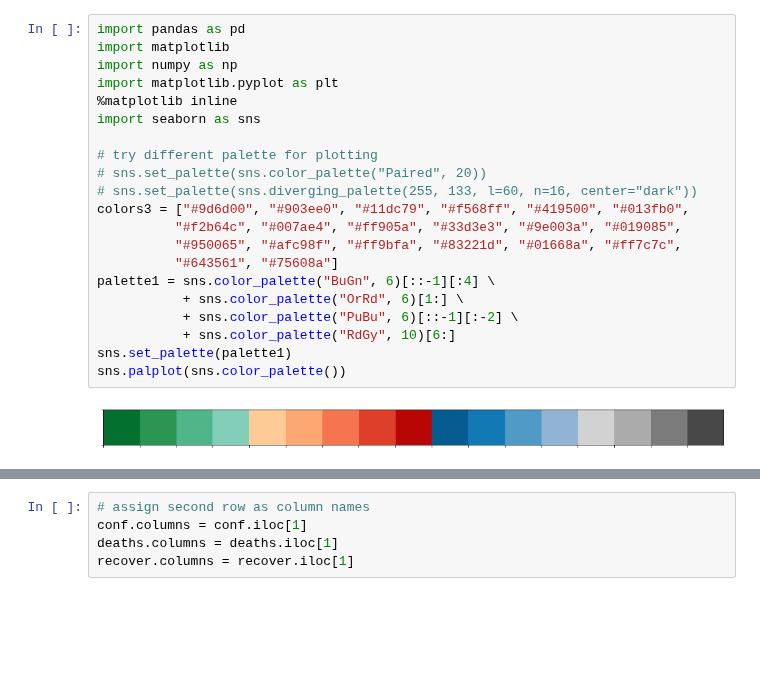
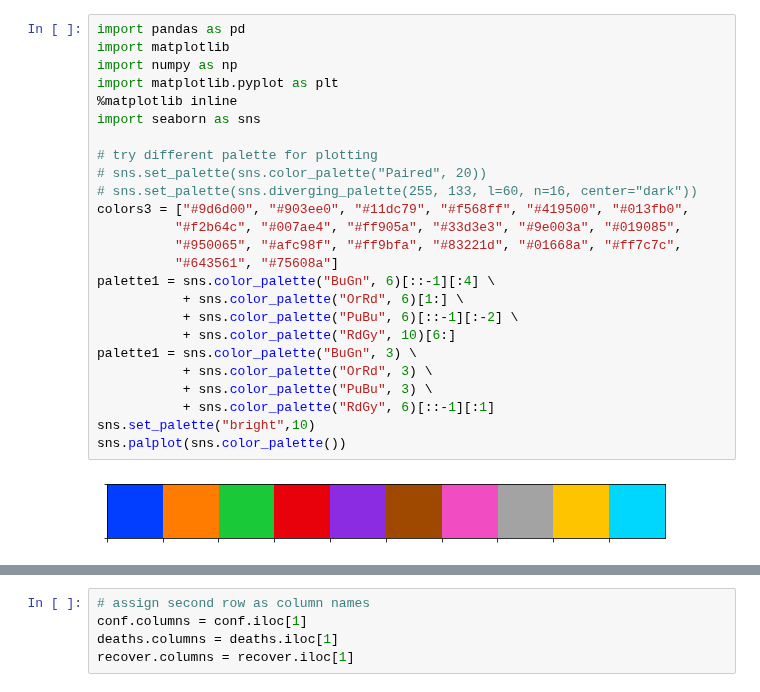
Before and after one commit to perrozzi/COVID-19, a Jupyter notebook: notebooks/COVID-19-by-country.ipynb, the cells around one changed output, grey strips where cells are left out. Saved outputs shown, nothing was run; the diff lists cells and outputs as text; blank space fills up the shorter version.

```diff
--- a/notebooks/COVID-19-by-country.ipynb
+++ b/notebooks/COVID-19-by-country.ipynb
@@ -1,26 +1,30 @@
 # %%
 import pandas as pd
 import matplotlib
 import numpy as np
 import matplotlib.pyplot as plt
 %matplotlib inline
 import seaborn as sns
 
 # try different palette for plotting
 # sns.set_palette(sns.color_palette("Paired", 20))
 # sns.set_palette(sns.diverging_palette(255, 133, l=60, n=16, center="dark"))
 colors3 = ["#9d6d00", "#903ee0", "#11dc79", "#f568ff", "#419500", "#013fb0",
           "#f2b64c", "#007ae4", "#ff905a", "#33d3e3", "#9e003a", "#019085",
           "#950065", "#afc98f", "#ff9bfa", "#83221d", "#01668a", "#ff7c7c",
           "#643561", "#75608a"]
 palette1 = sns.color_palette("BuGn", 6)[::-1][:4] \
            + sns.color_palette("OrRd", 6)[1:] \
            + sns.color_palette("PuBu", 6)[::-1][:-2] \
            + sns.color_palette("RdGy", 10)[6:]
-sns.set_palette(palette1)
+palette1 = sns.color_palette("BuGn", 3) \
+           + sns.color_palette("OrRd", 3) \
+           + sns.color_palette("PuBu", 3) \
+           + sns.color_palette("RdGy", 6)[::-1][:1]
+sns.set_palette("bright",10)
 sns.palplot(sns.color_palette())
 # %% [output]
-[figure, old version]
+[figure, new version]
 # %%
 # source https://github.com/CSSEGISandData/COVID-19/
 # transpose matrices for better data handling
```
Also changed, not shown: parts of 17 cells of this notebook.
